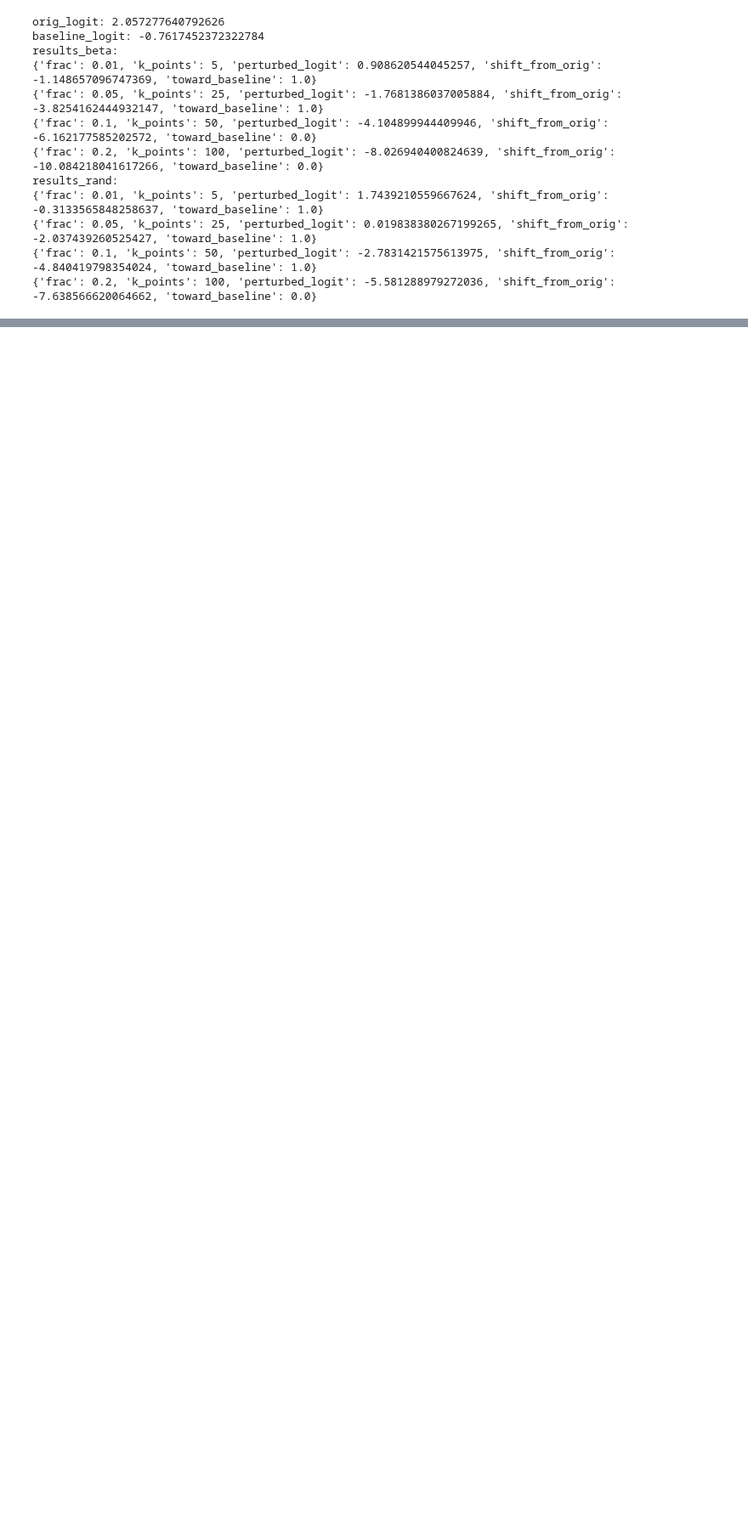
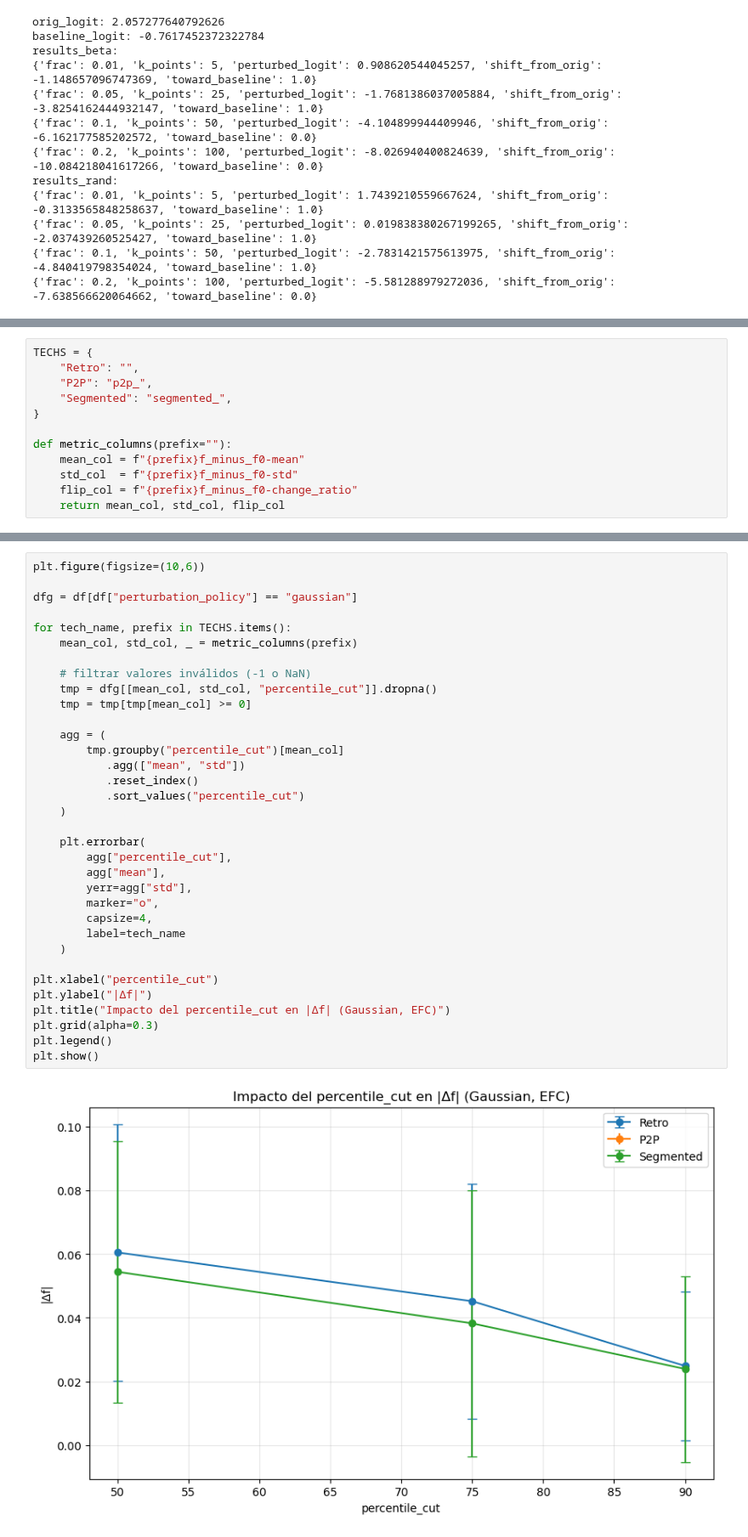
Before and after one commit to lgalarra/xai-for-minirocket, a Jupyter notebook: code/XAIMiniRocket2.ipynb, the cells around one changed output, grey strips where cells are left out. Shown at 85% size. Drawn from its saved outputs; the diff is of its cells as text; blank space fills up the shorter version.

```diff
--- a/code/XAIMiniRocket2.ipynb
+++ b/code/XAIMiniRocket2.ipynb
@@ -1313,0 +1918,12 @@ results_rand:
+# %%
+TECHS = {
+    "Retro": "",
+    "P2P": "p2p_",
+    "Segmented": "segmented_",
+}
+
+def metric_columns(prefix=""):
+    mean_col = f"{prefix}f_minus_f0-mean"
+    std_col  = f"{prefix}f_minus_f0-std"
+    flip_col = f"{prefix}f_minus_f0-change_ratio"
+    return mean_col, std_col, flip_col
@@ -1313,0 +1932,36 @@ results_rand:
+# %%
+plt.figure(figsize=(10,6))
+
+dfg = df[df["perturbation_policy"] == "gaussian"]
+
+for tech_name, prefix in TECHS.items():
+    mean_col, std_col, _ = metric_columns(prefix)
+
+    # filtrar valores inválidos (-1 o NaN)
+    tmp = dfg[[mean_col, std_col, "percentile_cut"]].dropna()
+    tmp = tmp[tmp[mean_col] >= 0]
+
+    agg = (
+        tmp.groupby("percentile_cut")[mean_col]
+           .agg(["mean", "std"])
+           .reset_index()
+           .sort_values("percentile_cut")
+    )
+
+    plt.errorbar(
+        agg["percentile_cut"],
+        agg["mean"],
+        yerr=agg["std"],
+        marker="o",
+        capsize=4,
+        label=tech_name
+    )
+
+plt.xlabel("percentile_cut")
+plt.ylabel("|Δf|")
+plt.title("Impacto del percentile_cut en |Δf| (Gaussian, EFC)")
+plt.grid(alpha=0.3)
+plt.legend()
+plt.show()
+# %% [output]
+[figure, added]
```
Also changed, not shown: parts of 19 cells of this notebook.
